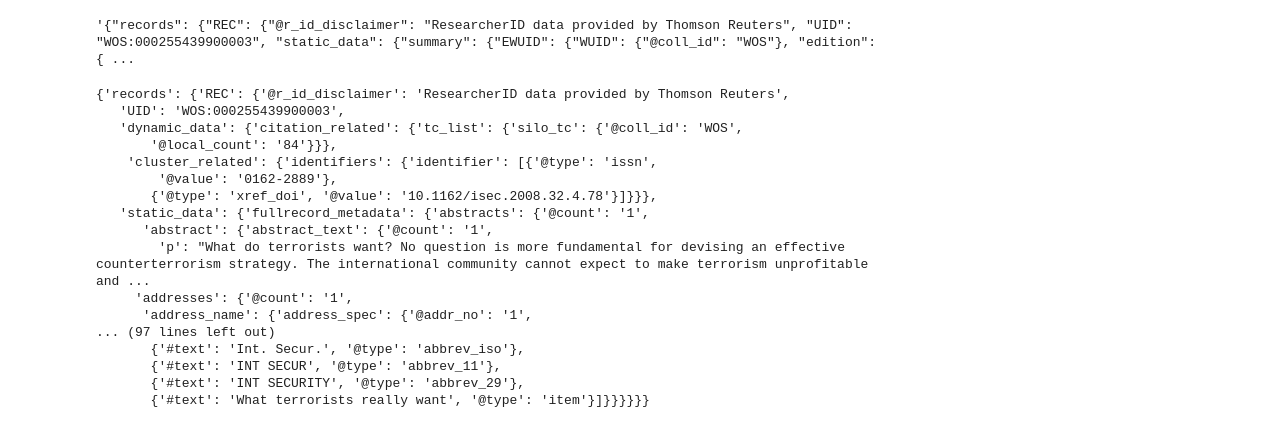
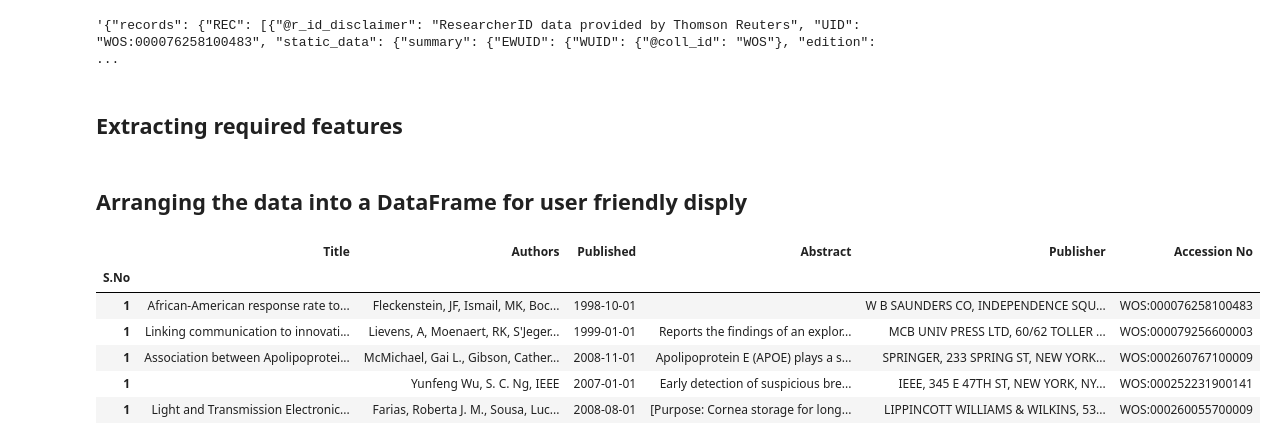
Before and after one commit to saurabhsingh13no/Digital-Innovation-Economics-and-Strategy, a Jupyter notebook: fetchData.ipynb, the cells around one changed output. Drawn from its saved outputs; the diff is of its cells as text; code cells hidden in the pictures.

Commit message:
fetchData now provided a nice visualization

```diff
--- a/fetchData.ipynb
+++ b/fetchData.ipynb
@@ -6,4 +12 @@ from bs4 import BeautifulSoup
 # SID = 1Wz1gsjtR2AKkXH1w5V
-# %%
-with WosClient(user='singh.saurab@husky.neu.edu', password='ENter Password', SID = '1Wz1gsjtR2AKkXH1w5V') as client:
-    print(wos.utils.query(client, 'AU=Knuth Donald'))
@@ -31,0 +15,7 @@ root = tree.getroot()
+# %%
+user='Ahmed, Amal'
+with WosClient(user='HUSKY ID', password='Password',SID='4WuuQmMzkc2zaAQObdt') as client:
+    data=(wos.utils.query(client, 'AU=%s'),user)
+#     client.connect()
+#     data=client.search('AU=%s',user)
+    print(data)
@@ -32,6 +26,7 @@ root = tree.getroot()
 # %%
-infile = open(file)
-contents = infile.read()
+# infile = open(file)
+# contents = infile.read()
+contents=data[0]
 soup = BeautifulSoup(contents,'xml')
 titles = soup.find_all("abstract_text")
 
@@ -43,27 +52,8 @@ What do terrorists want? No question is more fundamental for devising an effecti
 # %%
-import xmltodict, json
 o = xmltodict.parse(contents)
 Json=json.dumps(o) # '{"e": {"a": ["text", "text"]}}'
 Json
 # %% [output]
-'{"records": {"REC": {"@r_id_disclaimer": "ResearcherID data provided by Thomson Reuters", "UID": "WOS:000255439900003", "static_data": {"summary": {"EWUID": {"WUID": {"@coll_id": "WOS"}, "edition": { ...
+'{"records": {"REC": [{"@r_id_disclaimer": "ResearcherID data provided by Thomson Reuters", "UID": "WOS:000076258100483", "static_data": {"summary": {"EWUID": {"WUID": {"@coll_id": "WOS"}, "edition":  ...
-# %%
-json.loads(Json)
-# %% [output]
-{'records': {'REC': {'@r_id_disclaimer': 'ResearcherID data provided by Thomson Reuters',
-   'UID': 'WOS:000255439900003',
-   'dynamic_data': {'citation_related': {'tc_list': {'silo_tc': {'@coll_id': 'WOS',
-       '@local_count': '84'}}},
-    'cluster_related': {'identifiers': {'identifier': [{'@type': 'issn',
-        '@value': '0162-2889'},
-       {'@type': 'xref_doi', '@value': '10.1162/isec.2008.32.4.78'}]}}},
-   'static_data': {'fullrecord_metadata': {'abstracts': {'@count': '1',
-      'abstract': {'abstract_text': {'@count': '1',
-        'p': "What do terrorists want? No question is more fundamental for devising an effective counterterrorism strategy. The international community cannot expect to make terrorism unprofitable and ...
-     'addresses': {'@count': '1',
-      'address_name': {'address_spec': {'@addr_no': '1',
-... (97 lines left out)
-       {'#text': 'Int. Secur.', '@type': 'abbrev_iso'},
-       {'#text': 'INT SECUR', '@type': 'abbrev_11'},
-       {'#text': 'INT SECURITY', '@type': 'abbrev_29'},
-       {'#text': 'What terrorists really want', '@type': 'item'}]}}}}}}
+# %% [markdown]
+## Extracting required features
@@ -69,0 +121,14 @@ json.loads(Json)
+# %% [markdown]
+## Arranging the data into a DataFrame for user friendly disply
+# %%
+df=extractData(json_object)
+df.set_index('S.No', inplace=True)
+df
+# %% [output]
+|  | Title | Authors | Published | Abstract | Publisher | Accession No |
+| S.No |  |  |  |  |  |  |
+| 1 | African-American response rate to... | Fleckenstein, JF, Ismail, MK, Boc... | 1998-10-01 |  | W B SAUNDERS CO, INDEPENDENCE SQU... | WOS:000076258100483 |
+| 1 | Linking communication to innovati... | Lievens, A, Moenaert, RK, S'Jeger... | 1999-01-01 | Reports the findings of an explor... | MCB UNIV PRESS LTD, 60/62 TOLLER ... | WOS:000079256600003 |
+| 1 | Association between Apolipoprotei... | McMichael, Gai L., Gibson, Cather... | 2008-11-01 | Apolipoprotein E (APOE) plays a s... | SPRINGER, 233 SPRING ST, NEW YORK... | WOS:000260767100009 |
+| 1 |  | Yunfeng Wu, S. C. Ng, IEEE | 2007-01-01 | Early detection of suspicious bre... | IEEE, 345 E 47TH ST, NEW YORK, NY... | WOS:000252231900141 |
+| 1 | Light and Transmission Electronic... | Farias, Roberta J. M., Sousa, Luc... | 2008-08-01 | [Purpose: Cornea storage for long... | LIPPINCOTT WILLIAMS & WILKINS, 53... | WOS:000260055700009 |
```
Also changed, not shown: parts of 11 cells of this notebook, 4 other files.
